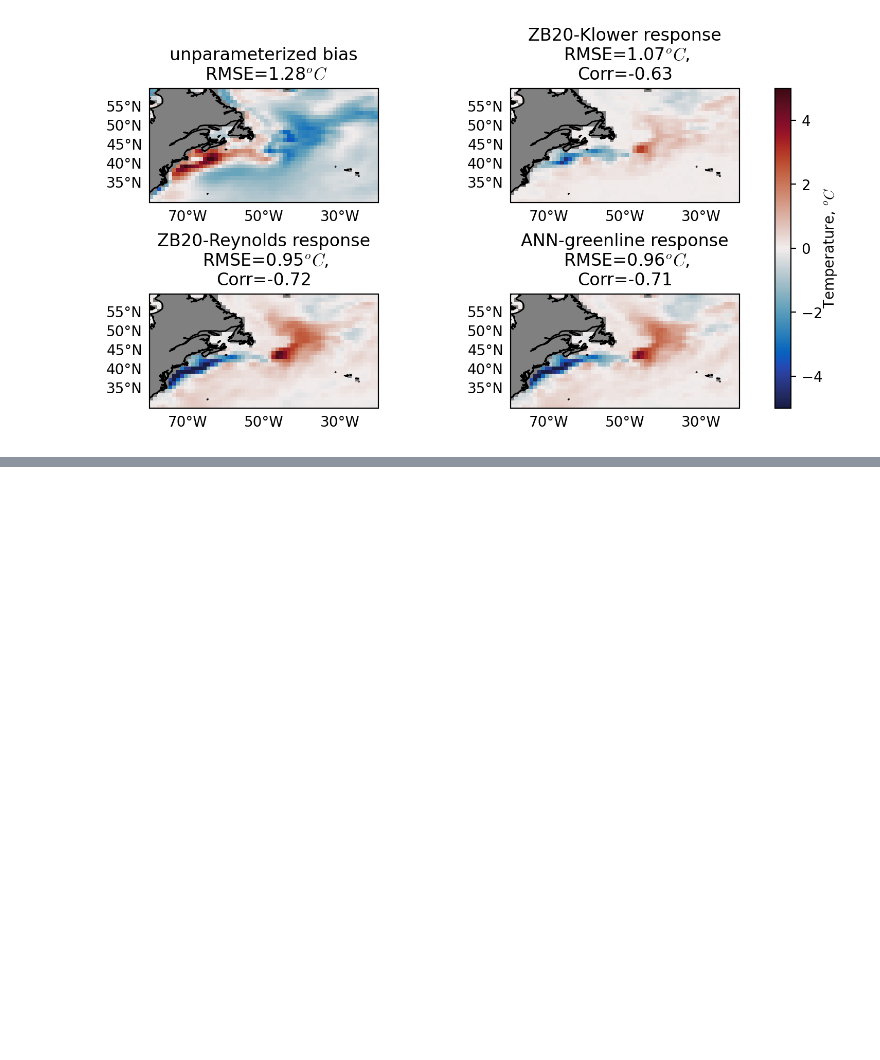
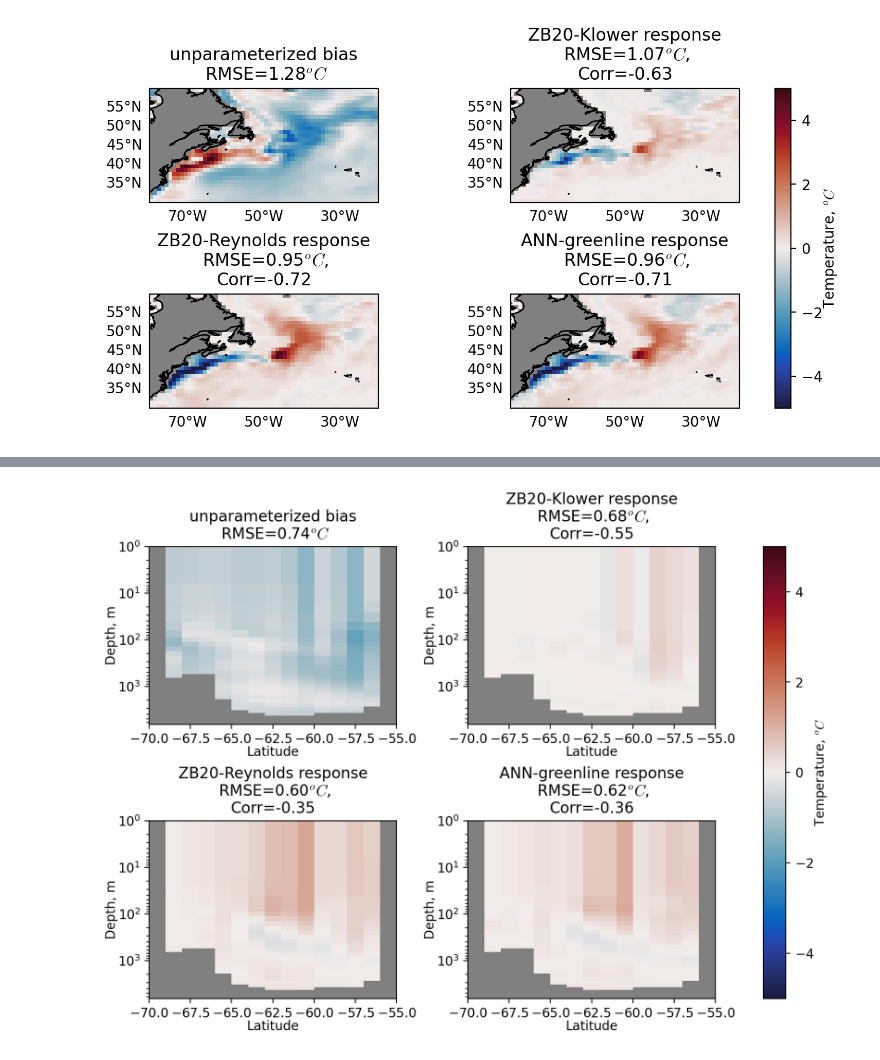
Before and after one commit to m2lines/Analysis-of-global-ocean-simulations-OM4, a Jupyter notebook: notebooks/01-metrics.ipynb, the cells around one changed output, grey strips where cells are left out. Drawn from its saved outputs; the diff is of its cells as text; code cells hidden in the pictures; blank space fills up the shorter version.

```diff
--- a/notebooks/01-metrics.ipynb
+++ b/notebooks/01-metrics.ipynb
@@ -61,3 +61,7 @@ Depth =  2.5
 CPU times: user 1.01 s, sys: 302 ms, total: 1.32 s
 Wall time: 3.4 s
 [figure]
+# %%
+%time ds.plot_temp_section(['unparameterized', 'ZB20-Klower', 'ZB20-Reynolds', 'ANN-greenline'], select=select_Drake, \
+                   plot_type = 'response')
+# %% [output]
@@ -63,0 +70 @@ Wall time: 3.4 s
+[figure, added]
```
Also changed, not shown: parts of 1 cell of this notebook, 2 other files.
